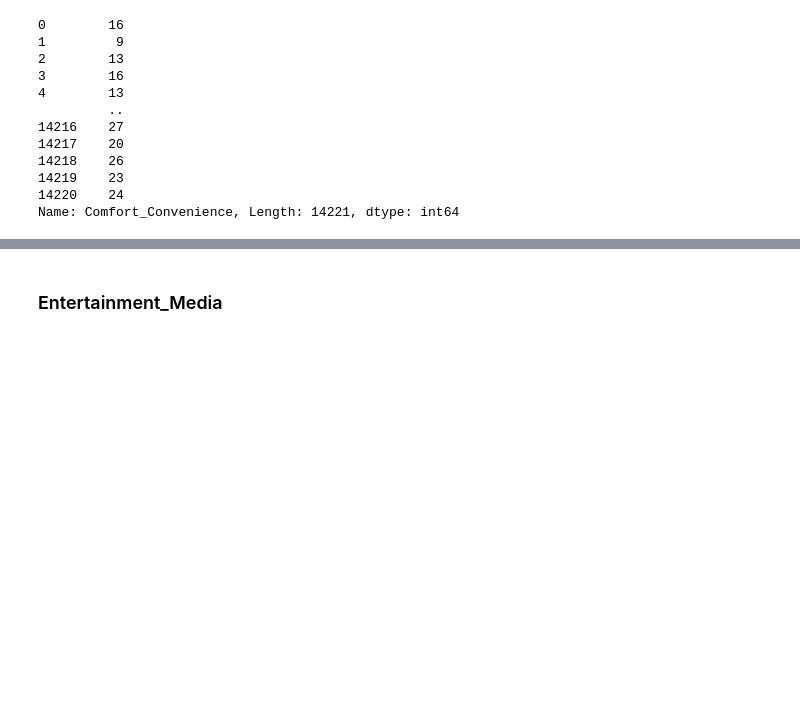
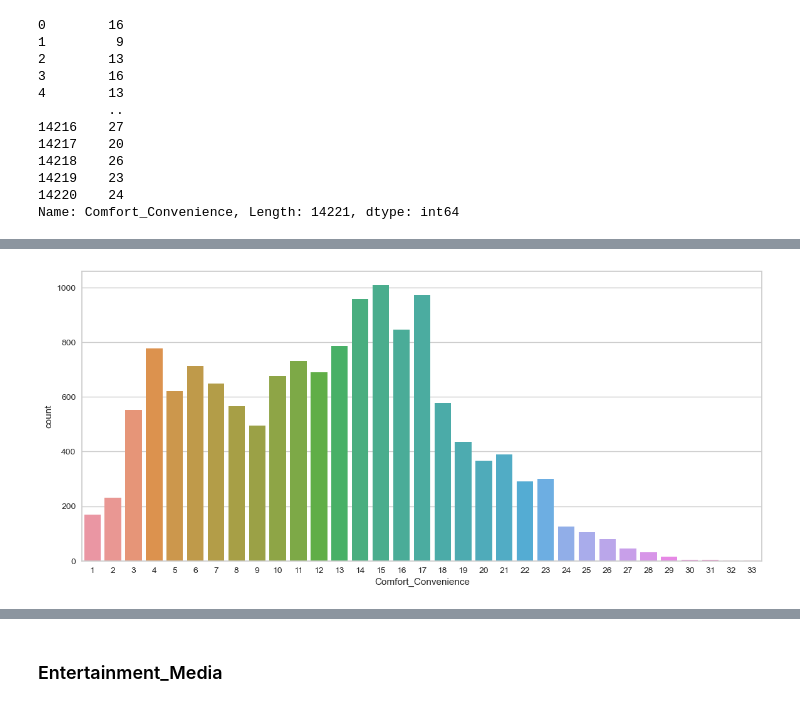
Before and after one commit to hibahdesu/ML-Portfolio, a Jupyter notebook: MLD-project/MLD project.ipynb, the cells around one changed output, grey strips where cells are left out. Drawn from its saved outputs; the diff is of its cells as text; code cells hidden in the pictures; blank space fills up the shorter version.

```diff
--- a/MLD-project/MLD project.ipynb
+++ b/MLD-project/MLD project.ipynb
@@ -727,0 +790,8 @@ Name: Comfort_Convenience, Length: 14221, dtype: int64
+# %%
+#Seeing the countplot of Comfort_Convenience
+sns.countplot(x=df["Comfort_Convenience"])
+plt.show()
+#As we can see from the graph, there are about 33 ones in Comfort_Convenience, however, from nearly 24, the numbers
+#started to decrease.
+# %% [output]
+[figure, added]
```
Also changed, not shown: parts of 121 cells of this notebook.
